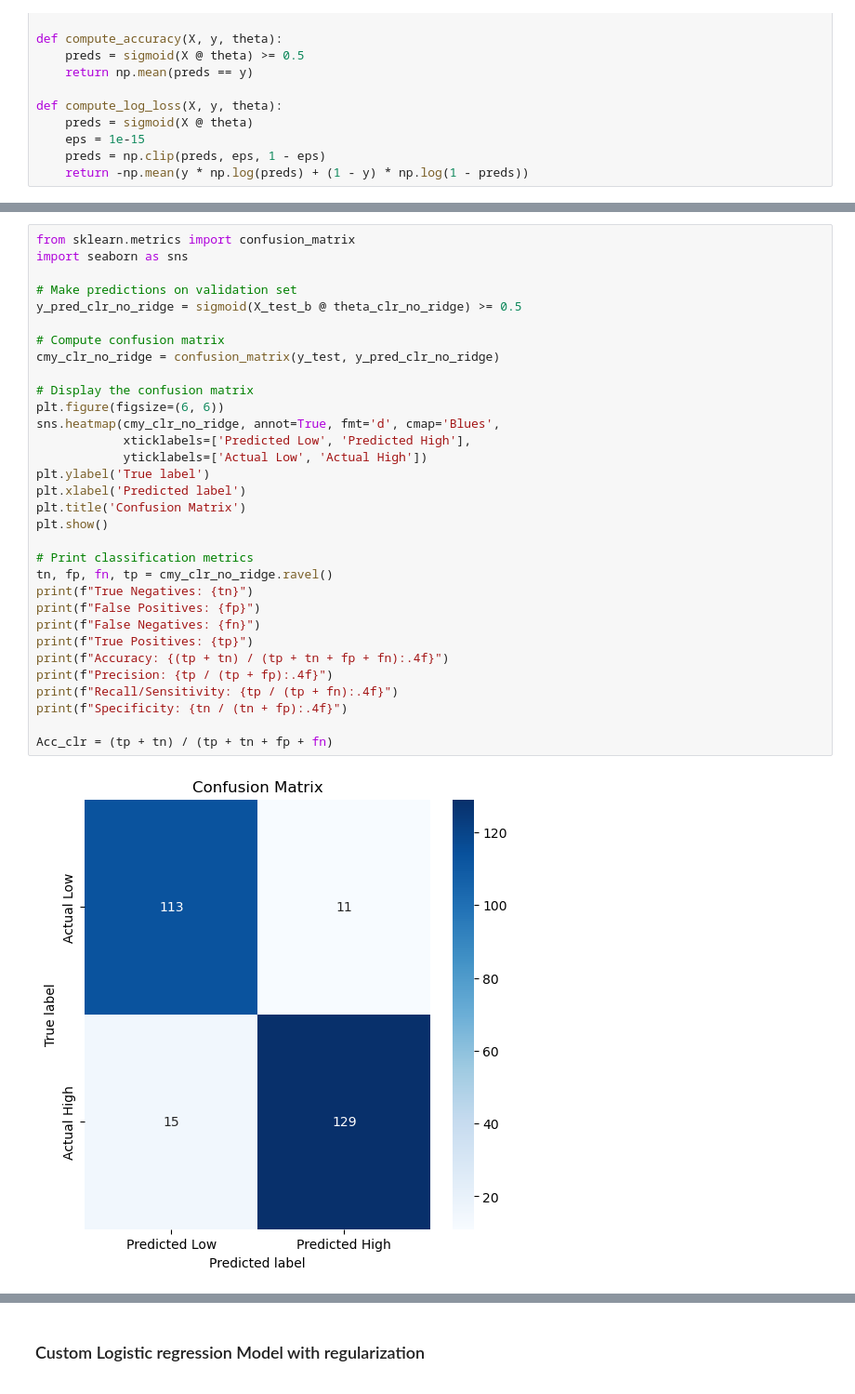
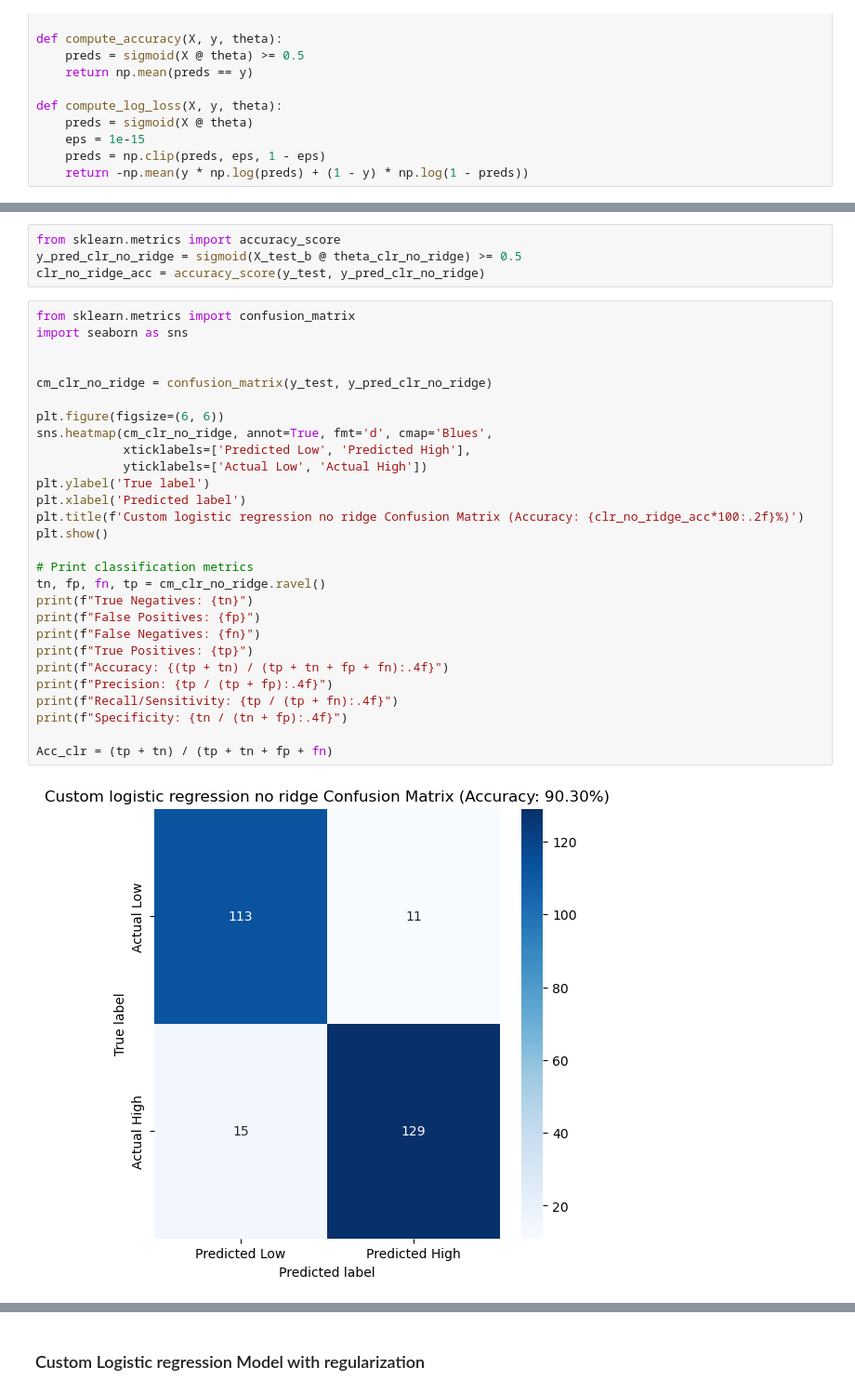
Before and after one commit to ZohoorAlmalkiUQU/Machine-_Learning_HWs, a Jupyter notebook: 446_ML_ClassificationAssignmen.ipynb, the cells around one changed output, grey strips where cells are left out. Shown: that part at 93% size. Drawn from its saved outputs; the diff is of its cells as text.

```diff
--- a/446_ML_ClassificationAssignmen.ipynb
+++ b/446_ML_ClassificationAssignmen.ipynb
@@ -399,37 +453,37 @@ Epoch 900: Train Loss = 0.2989, Val Loss = 0.2830
+# %%
+from sklearn.metrics import accuracy_score
+y_pred_clr_no_ridge = sigmoid(X_test_b @ theta_clr_no_ridge) >= 0.5
+clr_no_ridge_acc = accuracy_score(y_test, y_pred_clr_no_ridge)
 # %%
 from sklearn.metrics import confusion_matrix
 import seaborn as sns
 
-# Make predictions on validation set
-y_pred_clr_no_ridge = sigmoid(X_test_b @ theta_clr_no_ridge) >= 0.5
 
-# Compute confusion matrix
-cmy_clr_no_ridge = confusion_matrix(y_test, y_pred_clr_no_ridge)
+cm_clr_no_ridge = confusion_matrix(y_test, y_pred_clr_no_ridge)
 
-# Display the confusion matrix
 plt.figure(figsize=(6, 6))
-sns.heatmap(cmy_clr_no_ridge, annot=True, fmt='d', cmap='Blues',
+sns.heatmap(cm_clr_no_ridge, annot=True, fmt='d', cmap='Blues',
             xticklabels=['Predicted Low', 'Predicted High'],
             yticklabels=['Actual Low', 'Actual High'])
 plt.ylabel('True label')
 plt.xlabel('Predicted label')
-plt.title('Confusion Matrix')
+plt.title(f'Custom logistic regression no ridge Confusion Matrix (Accuracy: {clr_no_ridge_acc*100:.2f}%)')
 plt.show()
 
 # Print classification metrics
-tn, fp, fn, tp = cmy_clr_no_ridge.ravel()
+tn, fp, fn, tp = cm_clr_no_ridge.ravel()
 print(f"True Negatives: {tn}")
 print(f"False Positives: {fp}")
 print(f"False Negatives: {fn}")
 print(f"True Positives: {tp}")
 print(f"Accuracy: {(tp + tn) / (tp + tn + fp + fn):.4f}")
 print(f"Precision: {tp / (tp + fp):.4f}")
 print(f"Recall/Sensitivity: {tp / (tp + fn):.4f}")
 print(f"Specificity: {tn / (tn + fp):.4f}")
 
 Acc_clr = (tp + tn) / (tp + tn + fp + fn)
 # %% [output]
-[figure, old version]
+[figure, new version]
 True Negatives: 113
 False Positives: 11
 False Negatives: 15
```
Also changed, not shown: parts of 30 cells of this notebook.
